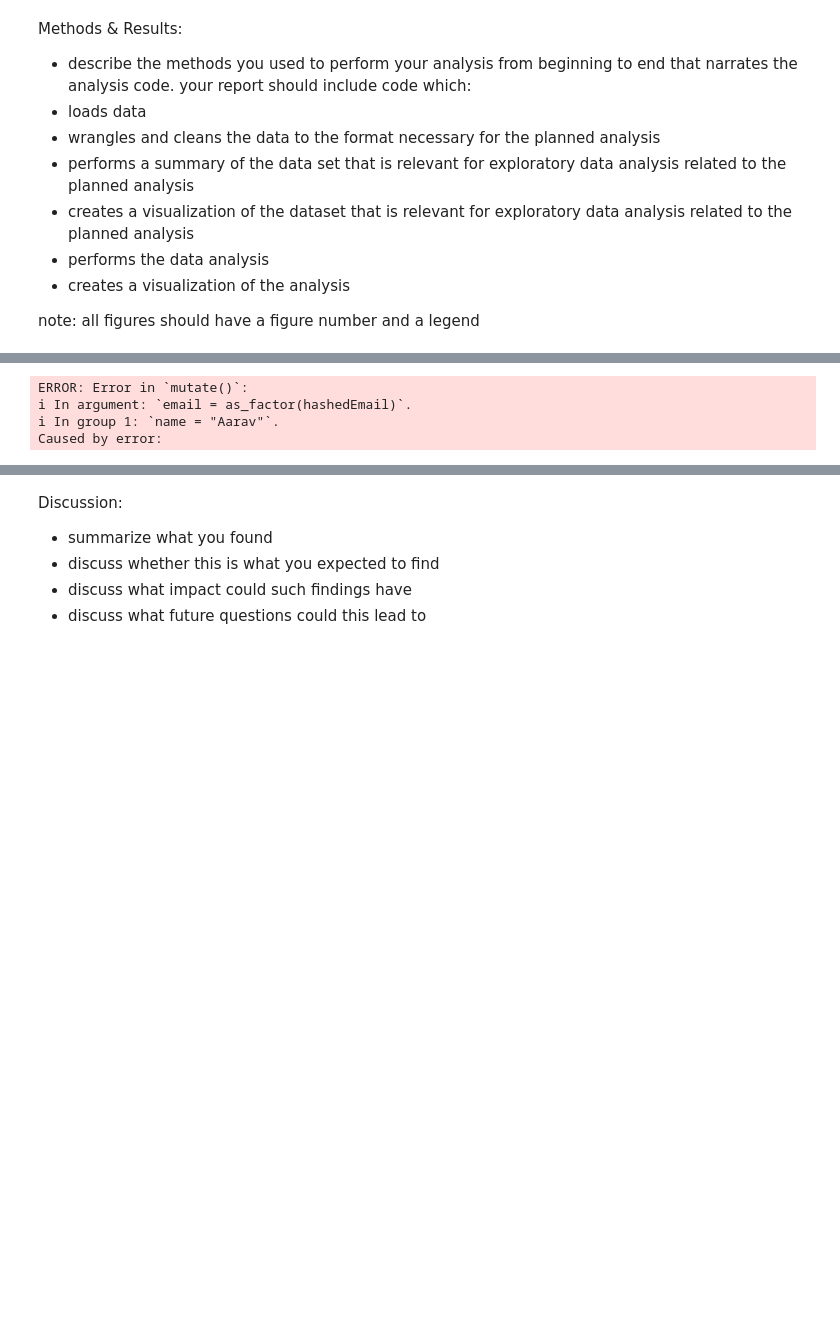
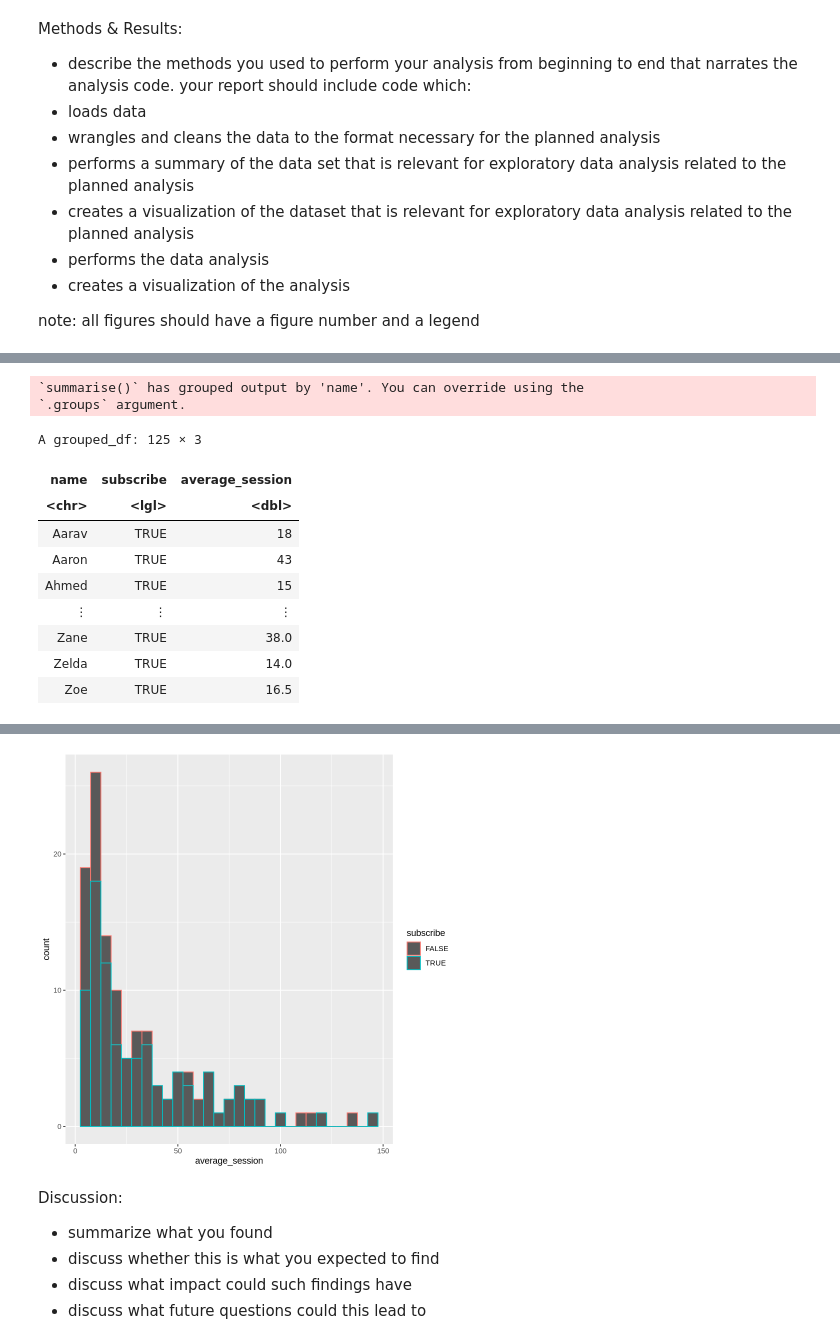
Before and after one commit to Mgonz005/Data-Science-group-project-, a Jupyter notebook: final project.ipynb, the cells around one changed output, grey strips where cells are left out. Drawn from its saved outputs; the diff is of its cells as text; code cells hidden in the pictures; blank space fills up the shorter version.

Commit message:
started visualization
started code for a visualization (indie)

```diff
--- a/final project.ipynb
+++ b/final project.ipynb
@@ -56,14 +56,24 @@ sessions_named <- sessions_cleaned |> left_join(players_sorted, by = "email") |>
 sessions_final <- sessions_named |> mutate(start = dmy_hm(start_time),
 end = dmy_hm(end_time), start_date = as_date(start), start_time = format(start, "%H:%M"),
 end_date = as_date(end_time), end_time = format(end, "%H:%M")) |>
-select(-start, -end, -email, -start_date, -end_date)
-sessions <- sessions_final |>  mutate(start = as.POSIXct(paste("2025-01-01", start_time), format = "%Y-%m-%d %H:%M"),
+select(-start, -end, -email, -start_date, -end_date) |>  mutate(start = as.POSIXct(paste("2025-01-01", start_time), format = "%Y-%m-%d %H:%M"),
 end = as.POSIXct(paste("2025-01-01", end_time), format = "%Y-%m-%d %H:%M")) |> mutate(end = if_else(end < start, end + lubridate::days(1), end)) |>
 mutate(session_minutes = as.numeric(difftime(end, start, units = "mins"))) |> select(-start, -end, -original_start_time, -original_end_time) |>
 group_by(name, subscribe) |> summarize(average_session = mean(session_minutes))
-sessions
+sessions_final
+
+sessions_viz <- sessions_final |> ggplot(aes(x = average_session)) + geom_histogram(binwidth = 5, aes(color = subscribe))
+sessions_viz
 # %% [output]
-ERROR: Error in `mutate()`:
-ℹ In argument: `email = as_factor(hashedEmail)`.
-ℹ In group 1: `name = "Aarav"`.
-Caused by error:
+`summarise()` has grouped output by 'name'. You can override using the
+`.groups` argument.
+A grouped_df: 125 × 3
+| name | subscribe | average_session |
+| <chr> | <lgl> | <dbl> |
+| Aarav | TRUE | 18 |
+| Aaron | TRUE | 43 |
+| Ahmed | TRUE | 15 |
+| ⋮ | ⋮ | ⋮ |
+| Zane | TRUE | 38.0 |
+| Zelda | TRUE | 14.0 |
+| Zoe | TRUE | 16.5 |
@@ -70,3 +82,4 @@ Caused by error:
+[figure, added]
 # %% [markdown]
 Discussion:
 - summarize what you found
```
Also changed, not shown: parts of 2 cells of this notebook.
